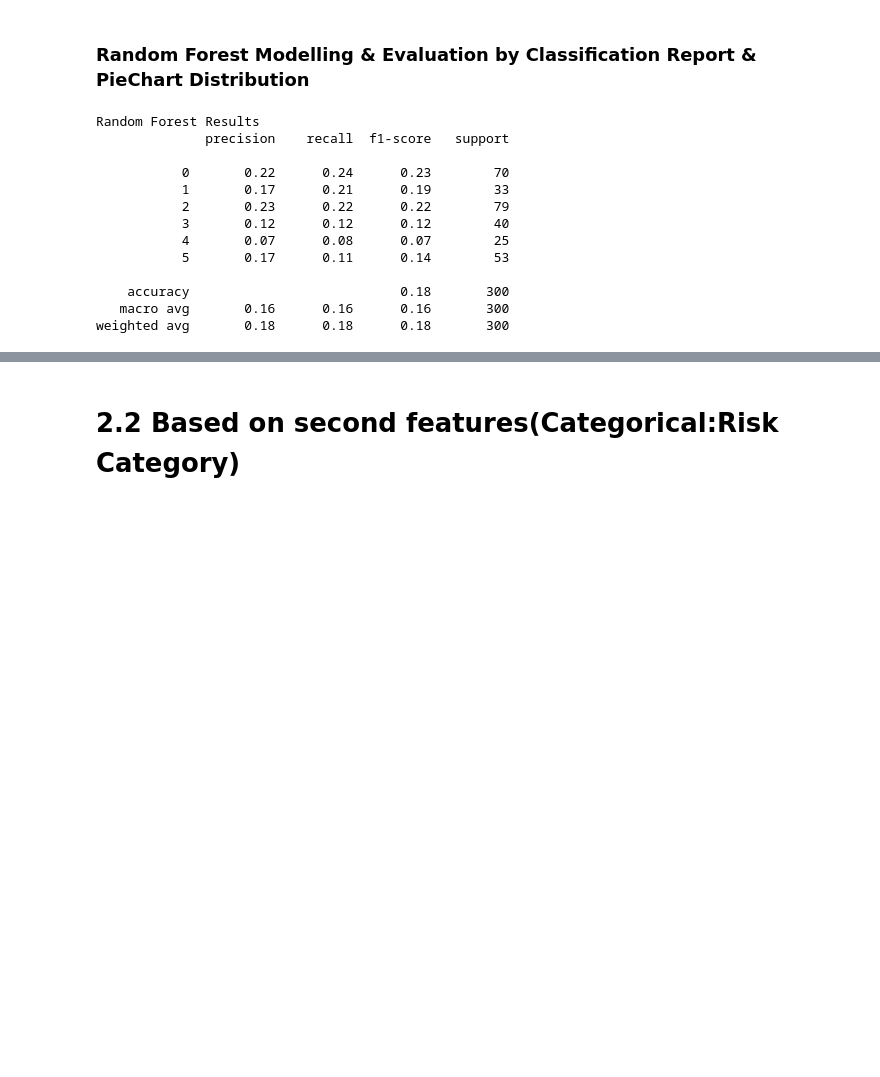
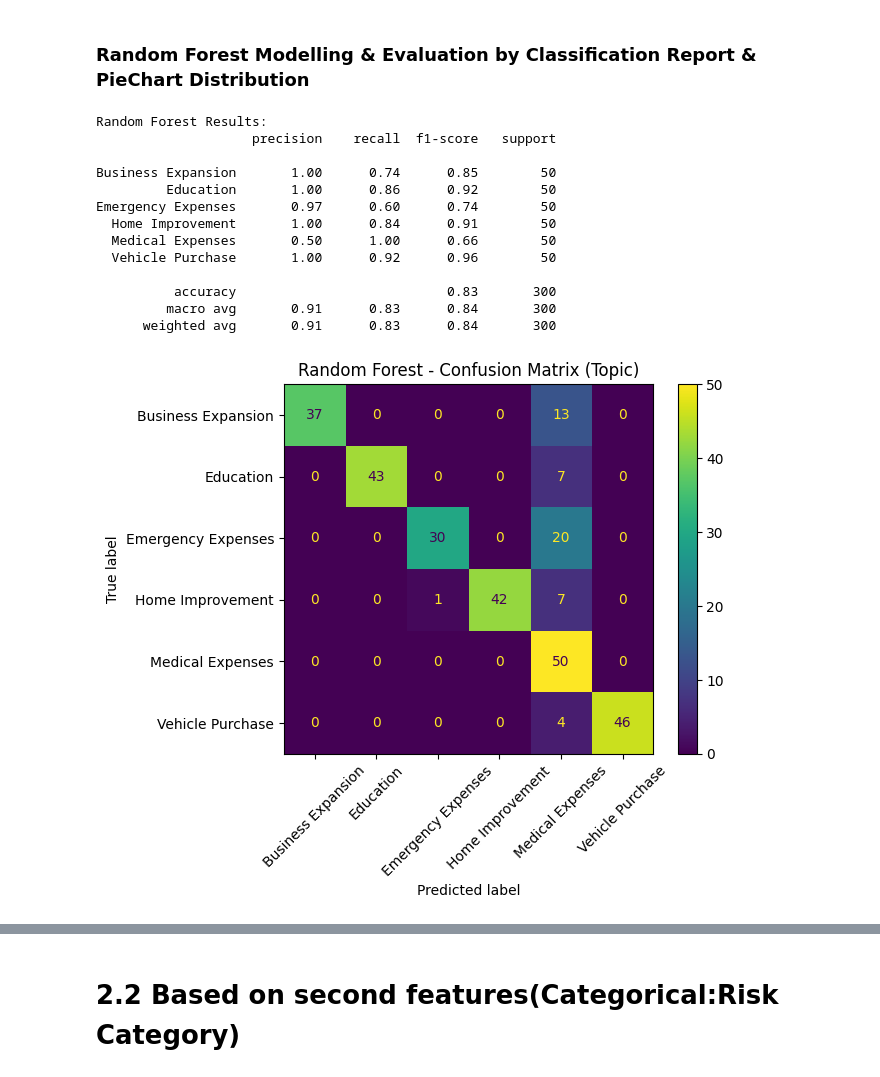
Before and after one commit to linlin0708/Data-Mining-Group-Project, a Jupyter notebook: DataMiningGP.ipynb, the cells around one changed output, grey strips where cells are left out. Drawn from its saved outputs; the diff is of its cells as text; code cells hidden in the pictures; blank space fills up the shorter version.

Commit message:
Added Random Forest Model for Bagging

```diff
--- a/DataMiningGP.ipynb
+++ b/DataMiningGP.ipynb
@@ -259,0 +244,7 @@ df.head(10)
+# %%
+# display generated financial dataset by LLM
+import pandas as pd
+
+# manual
+df = pd.read_csv("loan_applicants_dataset_latest.csv")
+df.head(10)
@@ -431,30 +434,38 @@ plt.show()
 ### **Random Forest Modelling & Evaluation by Classification Report & PieChart Distribution**
 # %%
 from sklearn.ensemble import RandomForestClassifier
+from sklearn.metrics import ConfusionMatrixDisplay
 
 rfc = RandomForestClassifier(
     n_estimators=300,
     max_depth=10,
-    min_samples_split=5,
-    random_state=42
+    min_samples_leaf=5,
+    class_weight='balanced',
+    random_state=42,
 )
 
-rf.fit(X_train, y_train, sample_weight=sample_weights)
+rfc.fit(X_train_tfidf, y_train)
+rfc_pred = rfc.predict(X_test_tfidf)
 
-rf_pred = rf.predict(X_test)
-print("Random Forest Results")
-print(classification_report(y_test, rf_pred))
+print("Random Forest Results:")
+print(classification_report(y_test, rfc_pred, zero_division=0))
+
+ConfusionMatrixDisplay.from_predictions(y_test, rfc_pred,display_labels=le.classes_, xticks_rotation=45)
+print("\n")
+plt.title("Random Forest - Confusion Matrix (Topic)")
+plt.show()
 # %% [output]
-Random Forest Results
-              precision    recall  f1-score   support
+Random Forest Results:
+                    precision    recall  f1-score   support
 
-           0       0.22      0.24      0.23        70
-           1       0.17      0.21      0.19        33
-           2       0.23      0.22      0.22        79
-           3       0.12      0.12      0.12        40
-           4       0.07      0.08      0.07        25
-           5       0.17      0.11      0.14        53
+Business Expansion       1.00      0.74      0.85        50
+         Education       1.00      0.86      0.92        50
+Emergency Expenses       0.97      0.60      0.74        50
+  Home Improvement       1.00      0.84      0.91        50
+  Medical Expenses       0.50      1.00      0.66        50
+  Vehicle Purchase       1.00      0.92      0.96        50
 
-    accuracy                           0.18       300
-   macro avg       0.16      0.16      0.16       300
-weighted avg       0.18      0.18      0.18       300
+          accuracy                           0.83       300
+         macro avg       0.91      0.83      0.84       300
+      weighted avg       0.91      0.83      0.84       300
+[figure, added]
```
Also changed, not shown: parts of 24 cells of this notebook.
